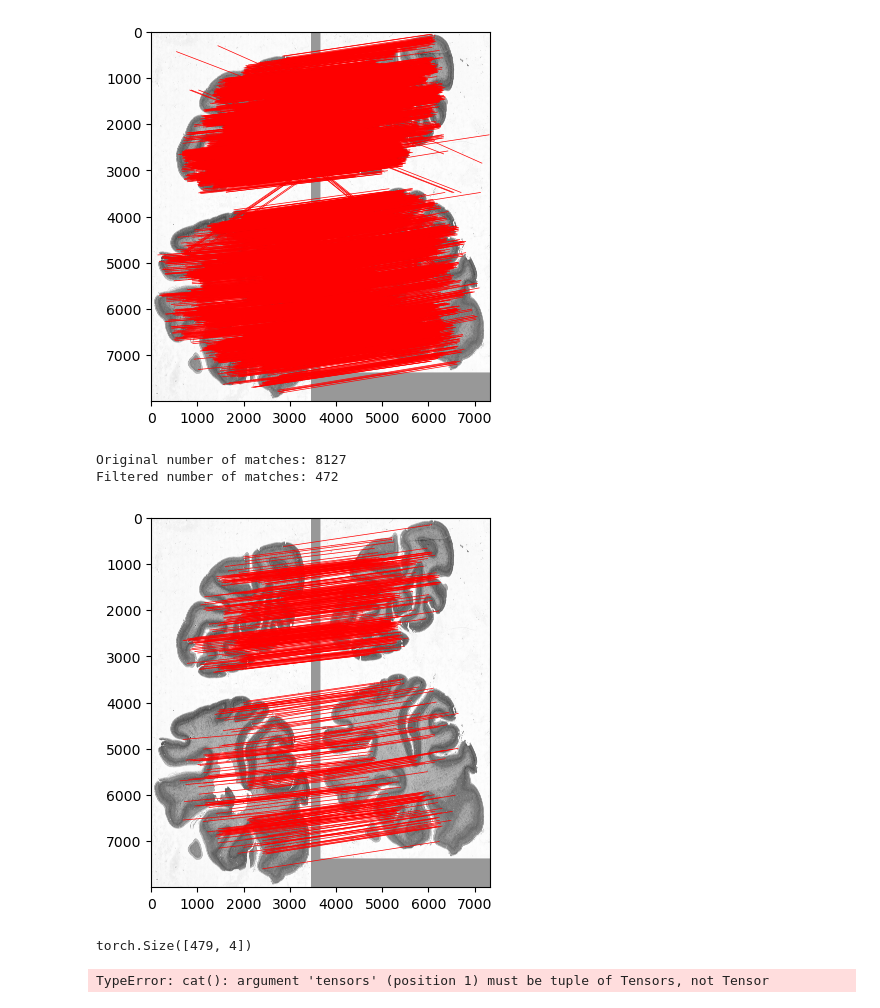
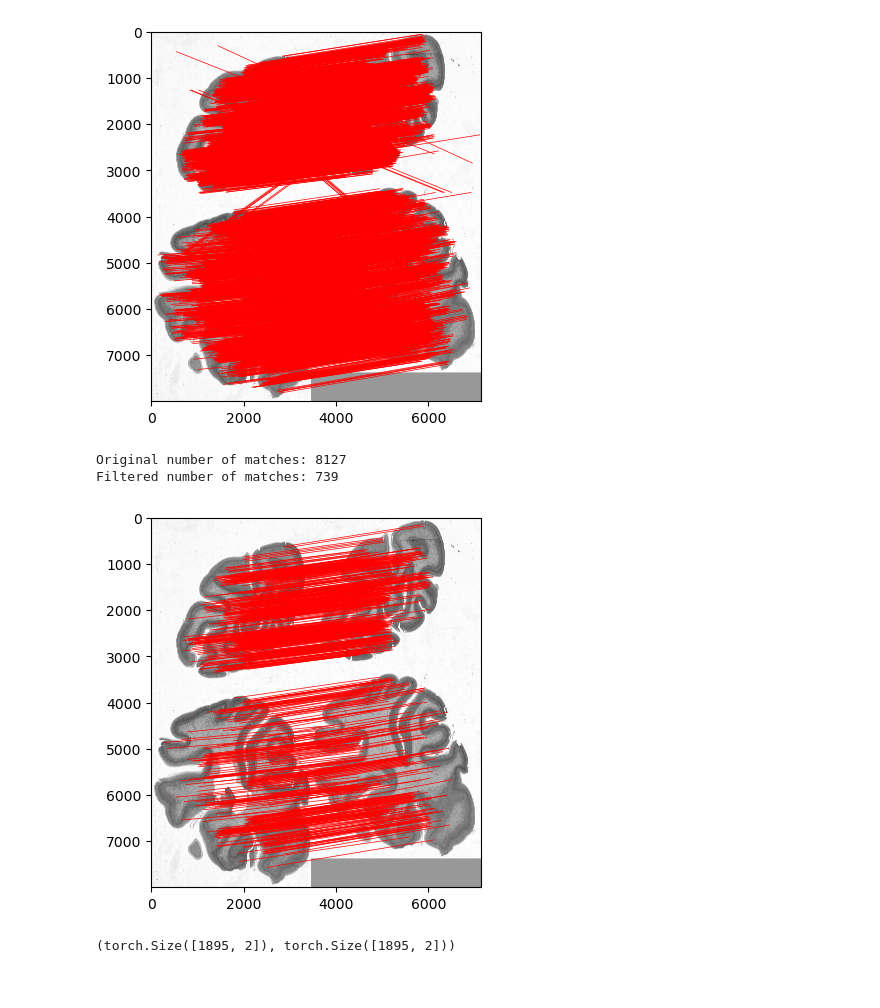
Before and after one commit to rorinr/HyperBrain, a Jupyter notebook: notebooks/evaluation/end_to_end_fine_step.ipynb, the cells around one changed output. Cells and saved outputs as stored; diff of their text form; code cells hidden in the pictures.

```diff
--- a/notebooks/evaluation/end_to_end_fine_step.ipynb
+++ b/notebooks/evaluation/end_to_end_fine_step.ipynb
@@ -47,15 +43,15 @@ image_1_visualization_adjusted.shape, image_2_visualization_adjusted.shape
 # %%
-plot_images_with_keypoint_matches(image_1_visualization_adjusted,
+plot_images_with_keypoint_matches(image_1,
                                   image_2_visualization_adjusted,
                                   matches[:, :2],
                                   matches[:, 2:],)
 # %% [output]
-[figure, old version]
+[figure, new version]
 # %%
 from sklearn.cluster import OPTICS
 
 matches_np = matches.numpy()
-clustering = OPTICS(min_samples=5, max_eps=50).fit(matches_np)
+clustering = OPTICS(min_samples=4, max_eps=50).fit(matches_np)
 
 # Iterate through the clusters and keep one match from each
 matches_optics = []
@@ -70,14 +66,14 @@ print(f"Original number of matches: {len(matches_np)}")
 print(f"Filtered number of matches: {len(matches_optics)}")
 # %% [output]
 Original number of matches: 8127
-Filtered number of matches: 472
+Filtered number of matches: 739
 # %%
-plot_images_with_keypoint_matches(image_1_visualization_adjusted,
+plot_images_with_keypoint_matches(image_1,
                                   image_2_visualization_adjusted,
                                   matches_optics[:, :2],
                                   matches_optics[:, 2:],)
 # %% [output]
-[figure, old version]
+[figure, new version]
 # %%
 confidence_threshold = 0.9
 crop_size = 480
@@ -131,10 +127,6 @@ state_dict_fine_loftr = {k.replace("module.", ""): v for k, v in state_dict_fine
 fine_loftr.load_state_dict(state_dict_fine_loftr)
 
 fine_matching = FineMatching().cuda()
-# %%
-matches[::17, :].shape
-# %% [output]
-torch.Size([479, 4])
 # %%
 matches_image_1_fine = []
 matches_image_2_fine = []
@@ -240,5 +232,7 @@ with torch.no_grad():
         matches_image_2_fine.append(crop_2_patch_mid_coordinates_refined)
 # %%
 matches_image_1_fine, matches_image_2_fine = torch.cat(matches_image_1_fine), torch.cat(matches_image_2_fine)
-# %% [output]
-TypeError: cat(): argument 'tensors' (position 1) must be tuple of Tensors, not Tensor
+# %%
+matches_image_1_fine.shape, matches_image_2_fine.shape
+# %% [output]
+(torch.Size([1895, 2]), torch.Size([1895, 2]))
```
Also changed, not shown: parts of 12 cells of this notebook, 21 other files.
